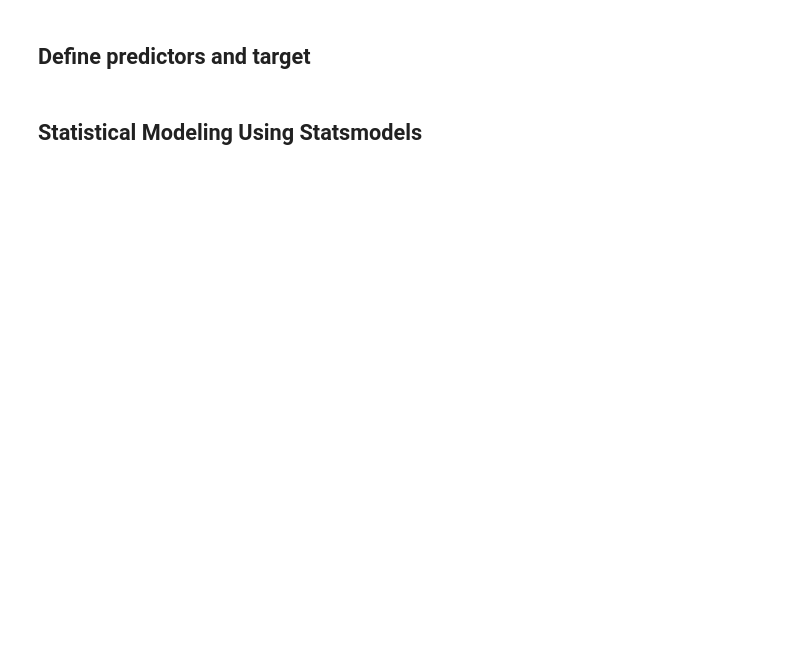
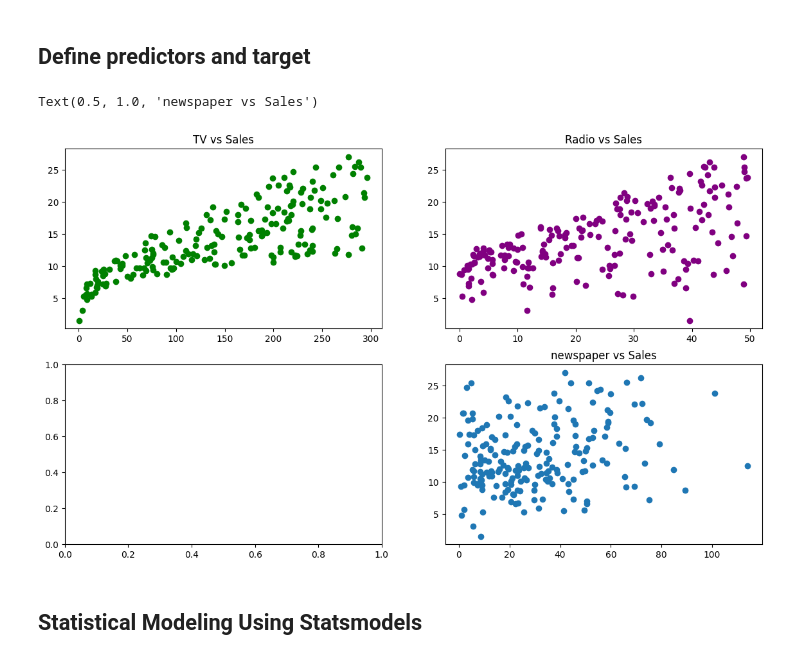
Before and after one commit to Data200-MaySession/data-200, a Jupyter notebook: week-1/RegressionWithDiagnostics.ipynb, the cells around one changed output. Cells and saved outputs as stored; diff of their text form; code cells hidden in the pictures; blank space fills up the shorter version.

```diff
--- a/week-1/RegressionWithDiagnostics.ipynb
+++ b/week-1/RegressionWithDiagnostics.ipynb
@@ -30,6 +41,19 @@ data.head()
 X = data[['TV', 'radio', 'newspaper']]
 # X = data[['TV', 'radio']]
 y = data['sales']
+# %%
+fig, axes = plt.subplots(2,2,figsize=(14,8))
+axes[0,0].scatter(X.TV,y,color='g')
+axes[0,0].set_title("TV vs Sales")
+axes[0,1].scatter(X.radio,y,color='purple')
+axes[0,1].set_title("Radio vs Sales")
+# axes[1,0].scatter(X.const,y,color='r')
+# axes[1,0].set_title("const vs Sales")
+axes[1,1].scatter(X.newspaper,y)
+axes[1,1].set_title("newspaper vs Sales")
+# %% [output]
+Text(0.5, 1.0, 'newspaper vs Sales')
+[figure, added]
 # %% [markdown]
 ## Statistical Modeling Using Statsmodels
 # %%
```
Also changed, not shown: parts of 13 cells of this notebook, 8 other files.
